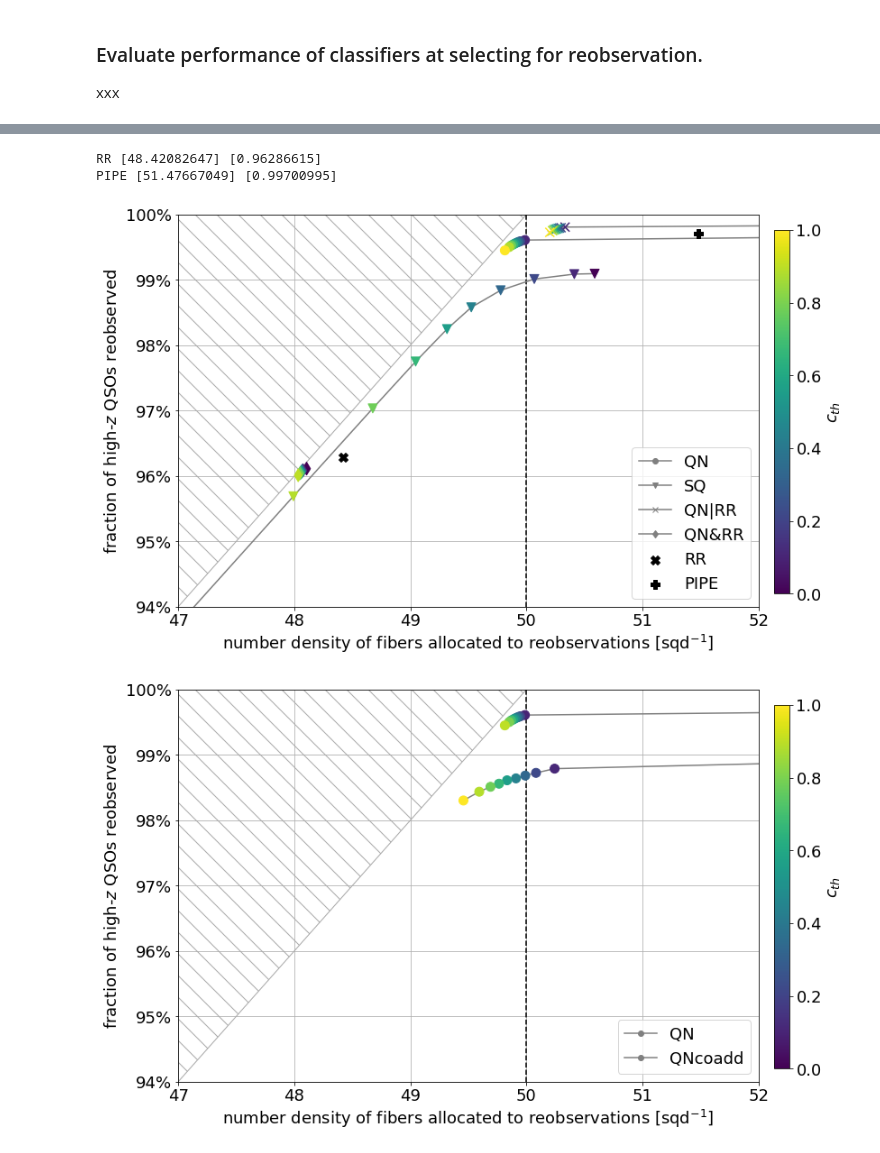
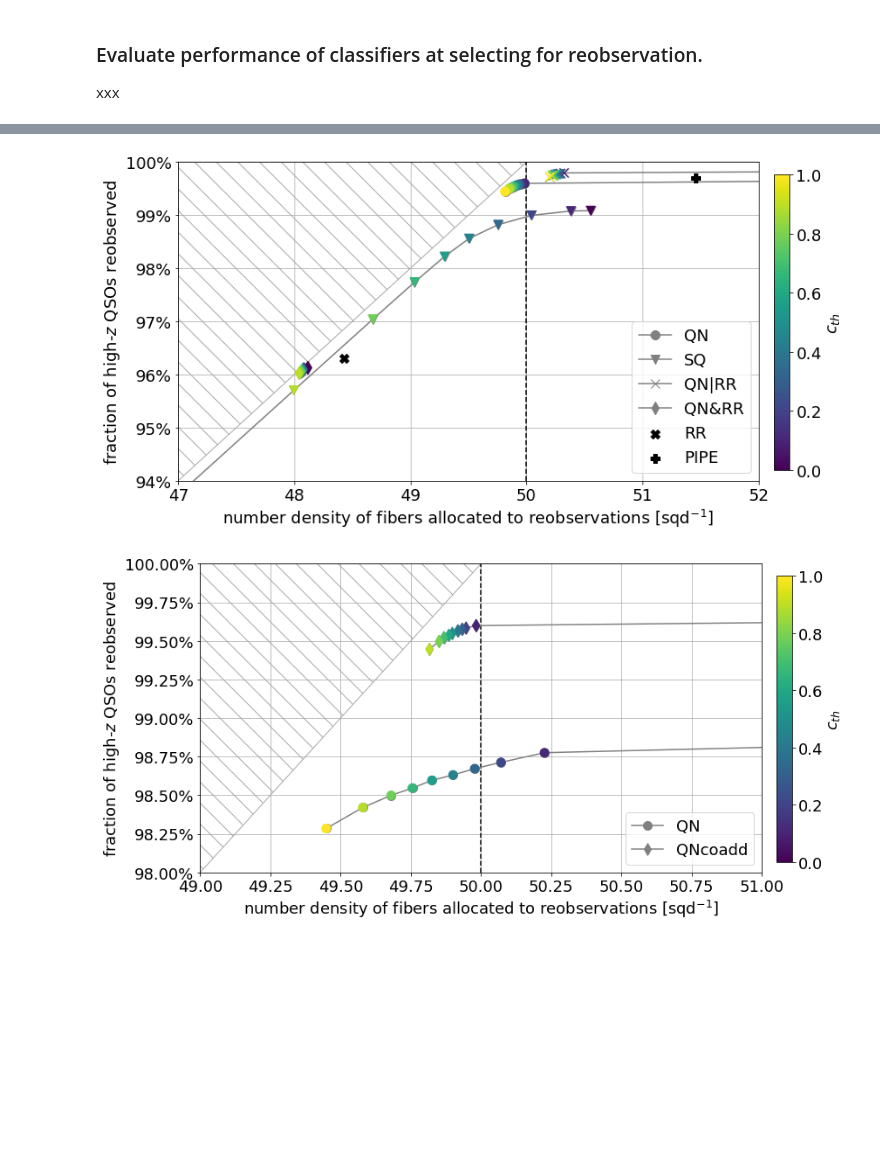
Before and after one commit to jfarr03/QuasarNET_analysis, a Jupyter notebook: analysis/notebooks/classifier_performance_selecting_for_reobservation.ipynb, the cells around one changed output, grey strips where cells are left out. Drawn from its saved outputs; the diff is of its cells as text; code cells hidden in the pictures; blank space fills up the shorter version.

```diff
--- a/analysis/notebooks/classifier_performance_selecting_for_reobservation.ipynb
+++ b/analysis/notebooks/classifier_performance_selecting_for_reobservation.ipynb
@@ -353,20 +305,8 @@ PIPE [51.47667049] [0.99700995]
 # %%
 ## Coadd only version of plot
-
-# Number of expected high-z QSOs per square degree in DESI
-n_highz_desi = 50
-eff_area = ((data_table['ISQSO_VI'] & (data_table['ZCONF_PERSON']==2) & (data_table['Z_VI']>=2.1)).sum())/n_highz_desi
-
-# Cut to define high-z QSOs.
-zcut = 2.1
-# Maximum velocity error to be considered a correct classification.
-dv_max = 6000. # km/s
-
-# QN confidence thresholds.
-cth_min = 0.0
-cth_max = 1.0
-n_int = 10
-c_th = np.arange(cth_min,cth_max,(1/n_int)*(cth_max-cth_min))
+filename = '../plots/classifier_performance_selecting_for_reobservation_coadd.pdf'
+xmin,xmax = (47,52)
+ymin = 0.94
 
 # RR classifications.
 isqso_rr = data_table['ISQSO_RR']
@@ -387,71 +327,47 @@ highz_sqcoadd = data_table['Z_SQcoadd']>=zcut
 strategies = {}
 
 strategies['QN'] = {'w': [(data_table['CMAX_QNcoadd']>cth)&(highz_qncoadd) for cth in c_th],
-                    'nhighz_flagged': np.zeros(c_th.shape),
-                    'nhighz_truth_flagged': np.zeros(c_th.shape),
                     'color': c_th,
                     'marker': 'o',
                    }
 
 strategies['RR'] = {'w': [isqso_rr & highz_rr],
-                    'nhighz_flagged': np.zeros(1),
-                    'nhighz_truth_flagged': np.zeros(1),
                     'color': 'k',
                     'marker': 'X',
                    }
 
 strategies['PIPE'] = {'w': [isqso_pipe & highz_pipe],
-                    'nhighz_flagged': np.zeros(1),
-                    'nhighz_truth_flagged': np.zeros(1),
                     'color': 'k',
                     'marker': 'P',
                    }
 
 strategies['SQ'] = {'w': [(data_table['P_SQcoadd']>cth)&(highz_sqcoadd) for cth in c_th],
-                    'nhighz_flagged': np.zeros(c_th.shape),
-                    'nhighz_truth_flagged': np.zeros(c_th.shape),
                     'color': c_th,
                     'marker': 'v',
                     }
 
 strategies['QN|RR'] = {'w': [w|(isqso_rr & highz_rr) for w in strategies['QN']['w']],
-                       'nhighz_flagged': np.zeros(c_th.shape),
-                       'nhighz_truth_flagged': np.zeros(c_th.shape),
                        'color': c_th,
                        'marker': 'x',
                       }
 
 strategies['QN&RR'] = {'w': [w&(isqso_rr & highz_rr) for w in strategies['QN']['w']],
-                       'nhighz_flagged': np.zeros(c_th.shape),
-                       'nhighz_truth_flagged': np.zeros(c_th.shape),
                        'color': c_th,
                        'marker': 'd',
                       }
 # Make the plot.
-filename = '../plots/classifier_performance_selecting_for_reobservation_coadd.pdf'
-fig, ax = plt.subplots(1,1,figsize=(figsize[0],figsize[1]))
-make_plot(fig,ax,data_table,strategies,filename,c_th,eff_area,dv_max,zcut=zcut)
+fig, axs = plot.plot_reobservation_performance(data_table,strategies,filename=filename,
+                                    dv_max=dv_max,zcut=zcut,ymin=ymin,xmin=xmin,xmax=xmax,
+                                    verbose=False,n_highz_desi=n_highz_desi,
+                                    figsize=figsize,nydec=0)
+plt.show()
 # %% [output]
-RR [48.42082647] [0.96286615]
-PIPE [51.47667049] [0.99700995]
-[figure, old version]
+[figure, new version]
 # %%
 ## QN coadd vs single exposure.
-
-# Number of expected high-z QSOs per square degree in DESI
-n_highz_desi = 50
-eff_area = ((data_table['ISQSO_VI'] & (data_table['ZCONF_PERSON']==2) & (data_table['Z_VI']>=2.1)).sum())/n_highz_desi
-
-# Cut to define high-z QSOs.
-zcut = 2.1
-# Maximum velocity error to be considered a correct classification.
-dv_max = 6000. # km/s
-
-# QN confidence thresholds.
-cth_min = 0.0
-cth_max = 1.0
-n_int = 10
-c_th = np.arange(cth_min,cth_max,(1/n_int)*(cth_max-cth_min))
+filename = '../plots/classifier_performance_selecting_for_reobservation_qnonly.pdf'
+xmin,xmax = (49,51)
+ymin = 0.98
 
 # QN classifications.
 highz_qn = data_table['Z_QN']>=zcut
@@ -461,24 +377,22 @@ highz_qncoadd = data_table['Z_QNcoadd']>=zcut
 strategies = {}
 
 strategies['QN'] = {'w': [(data_table['CMAX_QN']>cth)&(highz_qn) for cth in c_th],
-                    'nhighz_flagged': np.zeros(c_th.shape),
-                    'nhighz_truth_flagged': np.zeros(c_th.shape),
                     'color': c_th,
                     'marker': 'o',
                    }
 
 strategies['QNcoadd'] = {'w': [(data_table['CMAX_QNcoadd']>cth)&(highz_qncoadd) for cth in c_th],
-                    'nhighz_flagged': np.zeros(c_th.shape),
-                    'nhighz_truth_flagged': np.zeros(c_th.shape),
                     'color': c_th,
-                    'marker': 'o',
+                    'marker': 'd',
                    }
 
 # Make the plot.
-filename = '../plots/classifier_performance_selecting_for_reobservation_qnonly.pdf'
-fig, ax = plt.subplots(1,1,figsize=(figsize[0],figsize[1]))
-make_plot(fig,ax,data_table,strategies,filename,c_th,eff_area,dv_max,zcut=zcut)
+fig, axs = plot.plot_reobservation_performance(data_table,strategies,filename=filename,
+                                    dv_max=dv_max,zcut=zcut,ymin=ymin,xmin=xmin,xmax=xmax,
+                                    verbose=False,n_highz_desi=n_highz_desi,
+                                    figsize=figsize,nydec=2)
+plt.show()
 # %% [output]
-[figure, old version]
+[figure, new version]
 # %%
 ## Compare redrock version of plot
```
Also changed, not shown: parts of 7 cells of this notebook, 3 other files.
